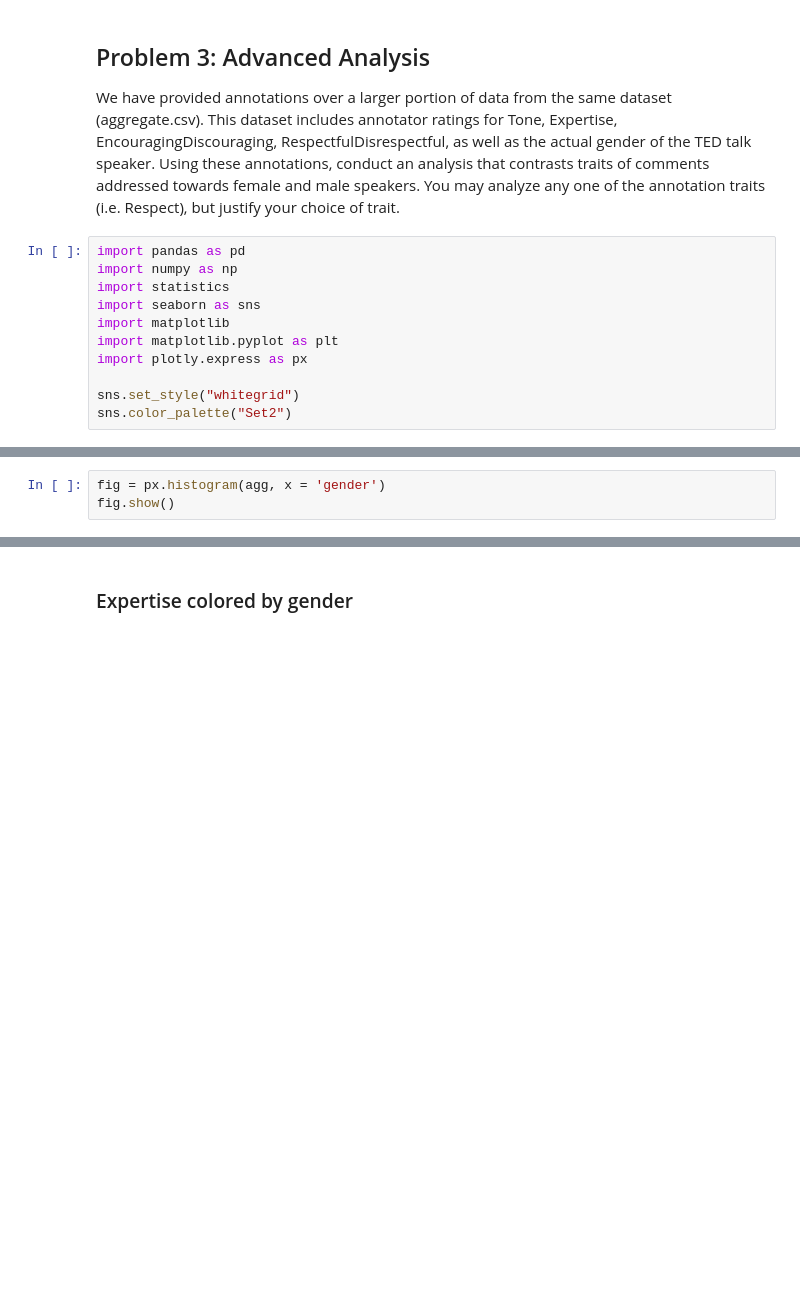
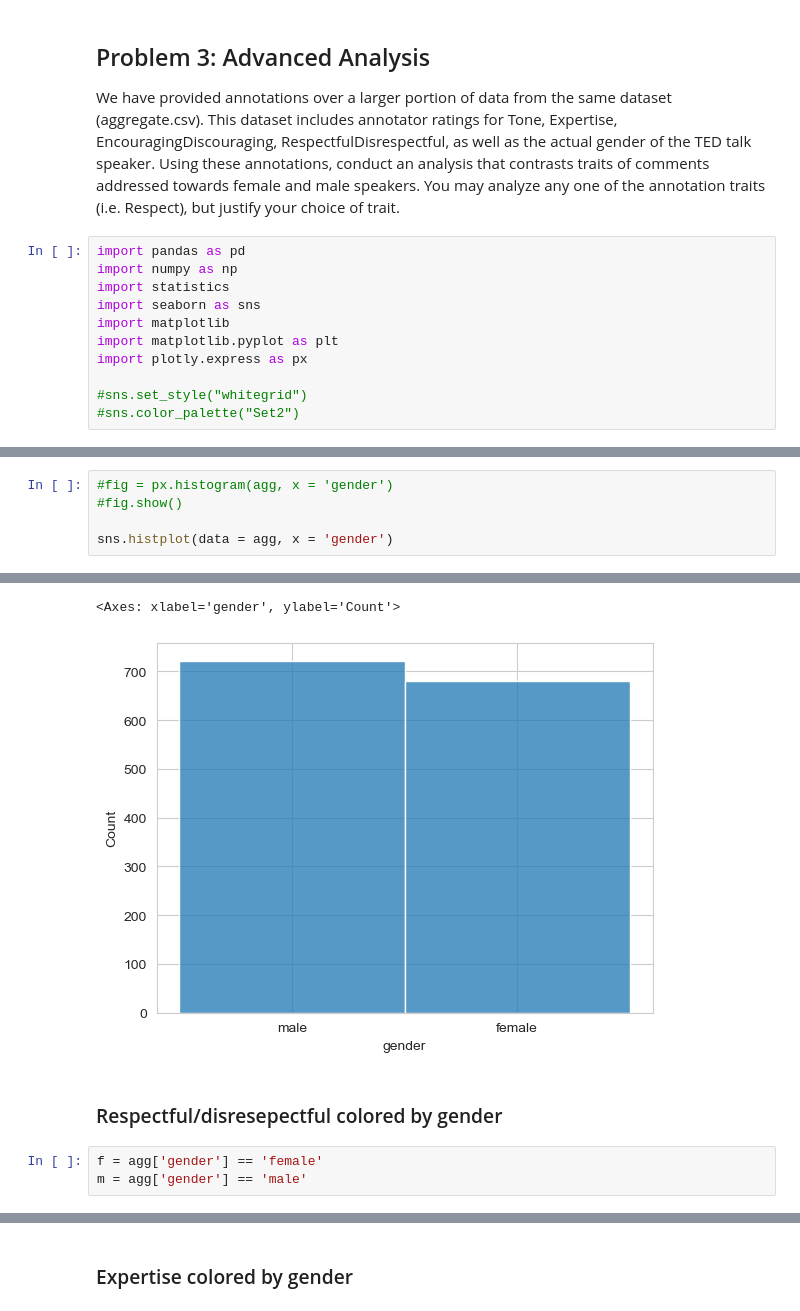
Before and after one commit to Lois-Wong/CSS-HW2, a Jupyter notebook: problem3.ipynb, the cells around one changed output, grey strips where cells are left out. Saved outputs shown, nothing was run; the diff lists cells and outputs as text; blank space fills up the shorter version.

```diff
--- a/problem3.ipynb
+++ b/problem3.ipynb
@@ -11,5 +11,5 @@ import matplotlib
 import matplotlib.pyplot as plt
 import plotly.express as px
 
-sns.set_style("whitegrid")
-sns.color_palette("Set2")
+#sns.set_style("whitegrid")
+#sns.color_palette("Set2")
@@ -38,4 +40,6 @@ agg.head()
 # %%
-fig = px.histogram(agg, x = 'gender')
-fig.show()
+#fig = px.histogram(agg, x = 'gender')
+#fig.show()
+
+sns.histplot(data = agg, x = 'gender')
 # %% [output]
@@ -42,0 +46,7 @@ fig.show()
+<Axes: xlabel='gender', ylabel='Count'>
+[figure, added]
+# %% [markdown]
+### Respectful/disresepectful colored by gender
+# %%
+f = agg['gender'] == 'female'
+m = agg['gender'] == 'male'
```
Also changed, not shown: parts of 10 cells of this notebook.
